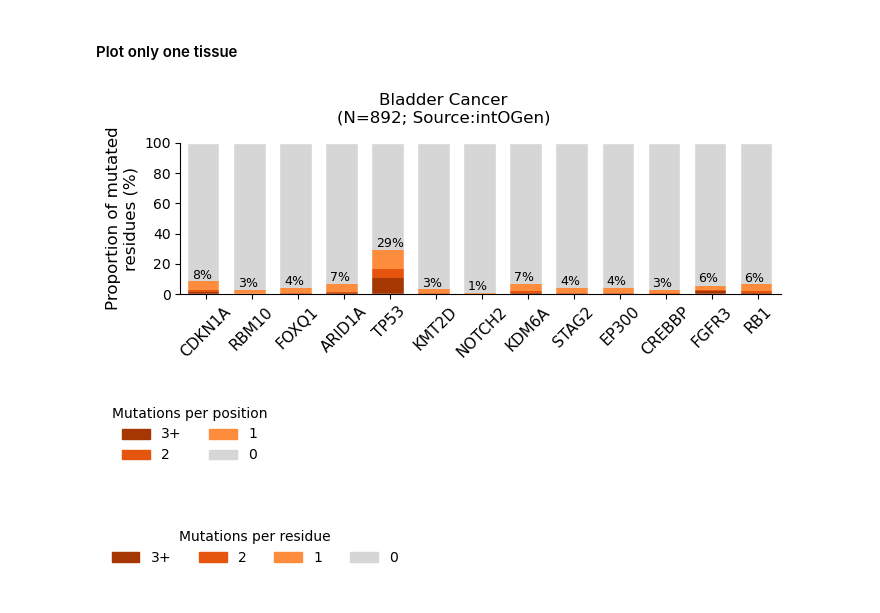
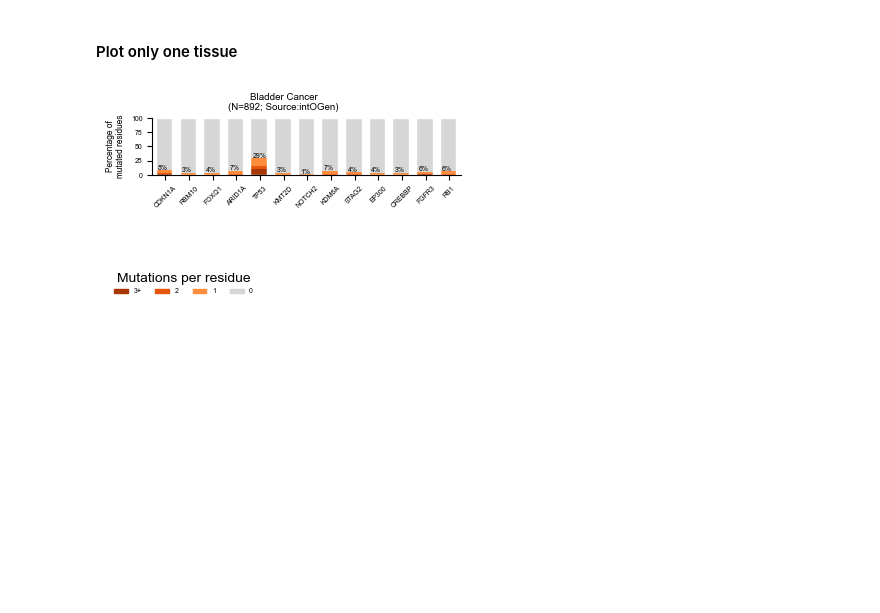
Before and after one commit to bbglab/normal_bladder_paper, a Jupyter notebook: extended/extended9/Extended9B.ipynb, the cells around one changed output. Saved outputs shown, nothing was run; the diff lists cells and outputs as text; code cells hidden in the pictures; blank space fills up the shorter version.

```diff
--- a/extended/extended9/Extended9B.ipynb
+++ b/extended/extended9/Extended9B.ipynb
@@ -3,8 +3,7 @@ import os
 import pandas as pd
 
 import matplotlib.pyplot as plt
-import matplotlib
-matplotlib.rcParams['pdf.fonttype']=42
+
 import seaborn as sns
 import numpy as np
 from matplotlib.ticker import MaxNLocator
@@ -249,12 +248,12 @@ plot_pars = {"fsize"                     : (12,9),
              "hspace"                    : 0.1,                    # General space between all tracks
              "track_title_x_coord"       : 0.83,                   # x-coordinate (respect to protein len) for track txt title
              "score_txt_x_coord"         : 1.13,                   # as track title but for track score txt
-             "track_title_fontsize"      : 14,
-             "ylabel_fontsize"           : 13.5,
-             "xlabel_fontsize"           : 13.5,
+             "track_title_fontsize"      : 6,
+             "ylabel_fontsize"           : 6,
+             "xlabel_fontsize"           : 6,
              "ylabel_pad"                : 38,
              "ticksize"                  : 10.25,
-             "legend_fontsize"           : 12,
+             "legend_fontsize"           : 5,
              "legend_frameon"            : False,
              "y_labels_coord"            : [-0.05, 0.5],
              "cnsq_bbox_to_anchor"       : [1.1123, 0.9],
@@ -262,7 +261,7 @@ plot_pars = {"fsize"                     : (12,9),
              "depth_bbox_to_anchor"      : [1.086, -2.2, 1.4, 5.05],
              "depth_0_bbox_to_anchor"    : [1, -2.2, 0.35, 4.31],
              "legend_depth_fontsize"     : 10.5,
-             "txt_fontsize"              : 9,
+             "txt_fontsize"              : 5,
              "sse_bbox_to_anchor"        : [1.2645, 1],
              "domain_y_bbox_to_anchor"   : -3,
              "domain_x_bbox_to_anchor"   : {"ARID1A" : 1.25,
@@ -1076,7 +1075,7 @@ def plot_proportion_mut_count_one_tissue(df,
                                          in_labels_dict,
                                          tissue,
                                          ylabel_top='Number of protein\npositions',
-                                         ylabel_bottom='Proportion of mutated\nresidues (%)',
+                                         ylabel_bottom='Percentage of\nmutated residues',
                                          figsize=(8, 4.7),
                                          bar_width=0.7,
                                          shift=0.07,
@@ -1137,11 +1136,11 @@ def plot_proportion_mut_count_one_tissue(df,
         axes.spines['right'].set_visible(False)
 
     axes.set_xticks(x_genes)
-    axes.set_xticklabels(genes, rotation=45, fontsize=11)
+    axes.set_xticklabels(genes, rotation=45)
     axes.set_xlim(-0.55, len(genes) - 0.5)
     axes.set_ylim(0,100)
     axes.set_xlabel(None)
-    axes.set_ylabel(ylabel_bottom, fontsize=12)
+    axes.set_ylabel(ylabel_bottom)
     # axes[0].set_ylabel(ylabel_top, fontsize=12)
     axes.legend().remove()
 
@@ -1159,7 +1158,7 @@ def plot_proportion_mut_count_one_tissue(df,
     # #axes[1].add_artist(legend_mut)
 
     if title is not None:
-        fig.suptitle(title, y=0.94, fontsize=12)
+        fig.suptitle(title, y=0.83)
 
     plt.tight_layout()
     if save:
@@ -1185,17 +1184,17 @@ mut_plot_df = pd.concat([mut_plot_df[mut_plot_df.index == gene] for gene in gene
 # %%
 plot_proportion_mut_count_one_tissue(mut_plot_df,
                                      total_count_df,
                                      plot_pars,
                                      mut_count_colors_prot_dict,
                                      labels_prot_dict,
                                      tissue = "Cancer",
                                      title='Bladder Cancer\n(N=892; Source:intOGen)',
-                                     figsize=(7.05, 3),
+                                     figsize=(3.85, 1.58),
                                      bar_width=0.7,
                                      save=True,
-                                     filename="plot/ExtendedFig9b_proportion_and_count_mut_prot.cancer.png")
+                                     filename="plot/ExtendedFig9b_proportion_and_count_mut_prot.cancer.pdf")
 # %% [output]
-[figure, old version]
+[figure, new version]
 # %%
 # # DNA sites
 # mut_count_colors_dna_dict = {k.replace("protein positions", "DNA sites"):v for k,v in mut_count_colors_prot_dict.items()}
@@ -1214,32 +1213,6 @@ plot_proportion_mut_count_one_tissue(mut_plot_df,
 #                                     bar_width=0.7,
 #                                     save=True,
 #                                     filename="plot/proportion_and_count_mut_dna.normal.png")
-# %%
-import matplotlib.patches as mpatches
-# mut_count_colors_prot_dict = {"Mutated protein positions (Mut > 2)"        : "#A63602",
-#                              "Mutated protein positions (Mut == 2)"       : "#E6550E",
-#                              "Mutated protein positions (Mut == 1)"       : "#FD8D3D",
-#                              "Non mutated protein positions"              : "#D6D6D6",
-# Create dummy patches for the legend
-patch_3plus = mpatches.Patch(color='#A63602', label='3+')
-patch_2 = mpatches.Patch(color='#E6550E', label='2')
-patch_1 = mpatches.Patch(color='#FD8D3D', label='1')
-patch_0 = mpatches.Patch(color='#D6D6D6', label='0')
-
-# Create the plot (empty, only for the legend)
-fig = plt.figure(figsize=(1, 1))
-plt.axis('off')  # Hide axes
-
-# Add the legend
-plt.legend(handles=[patch_3plus, patch_2, patch_1, patch_0],
-           title='Mutations per position', loc='center',  ncol = 2, frameon = False)
-
-# Display the plot
-plt.show()
-
-fig.savefig('plot/Fig5c_legend.png', dpi=100, bbox_inches='tight')
-# %% [output]
-[figure, removed]
 # %%
 import matplotlib.patches as mpatches
 # mut_count_colors_prot_dict = {"Mutated protein positions (Mut > 2)"        : "#A63602",
@@ -1263,6 +1236,6 @@ plt.legend(handles=[patch_3plus, patch_2, patch_1, patch_0],
 # Display the plot
 plt.show()
 
-fig.savefig('plot/Fig5c_legend2.png', dpi=100, bbox_inches='tight')
+fig.savefig('plot/Fig5c_legend2.png', dpi=300, bbox_inches='tight')
 # %% [output]
-[figure, old version]
+[figure, new version]
```
Also changed, not shown: 26 other files.
